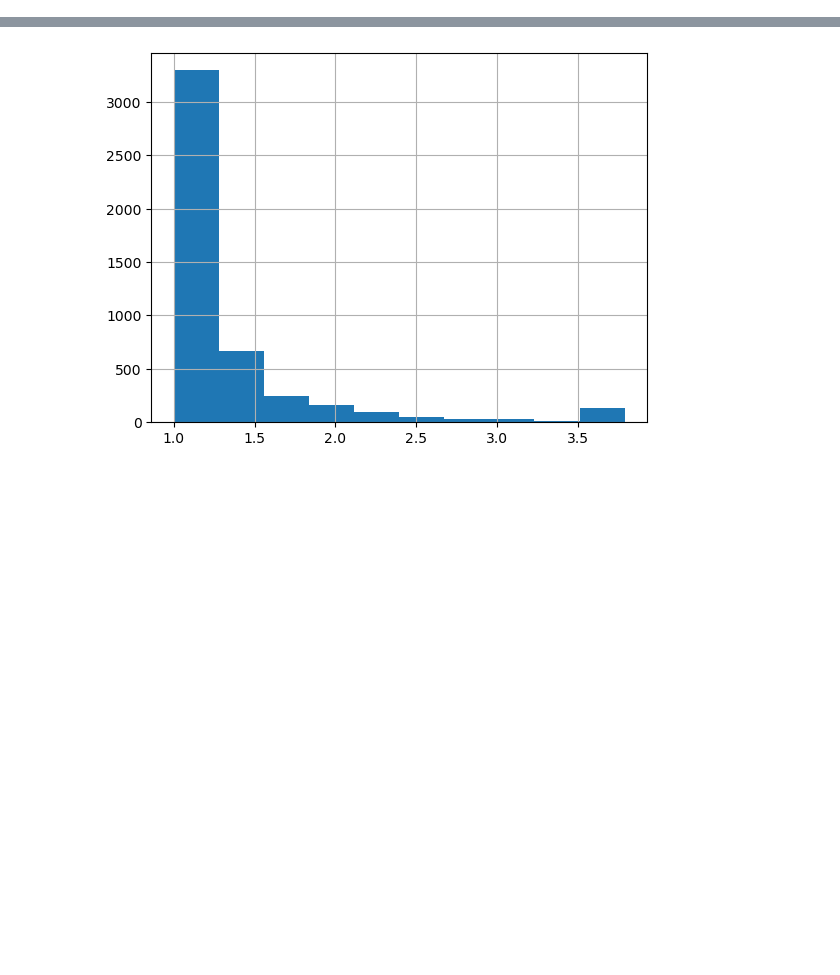
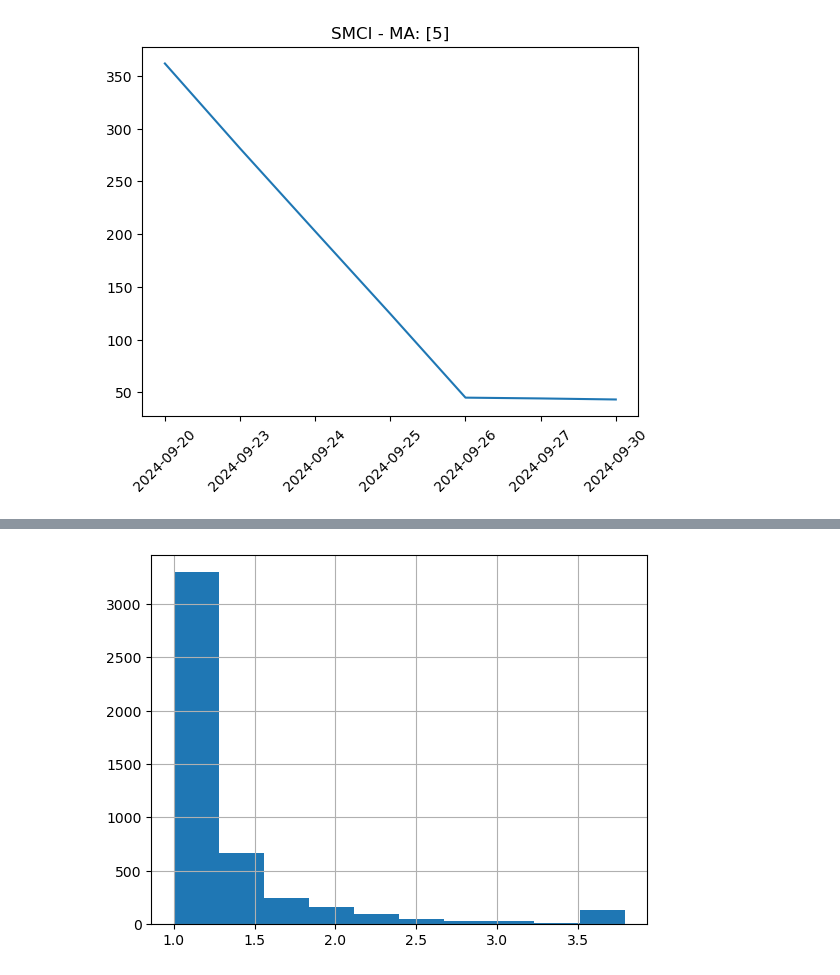
Before and after one commit to j-huic/stonks, a Jupyter notebook: downbeat.ipynb, the cells around one changed output, grey strips where cells are left out. Drawn from its saved outputs; the diff is of its cells as text; code cells hidden in the pictures; blank space fills up the shorter version.

```diff
--- a/downbeat.ipynb
+++ b/downbeat.ipynb
@@ -9,3 +9,4 @@ import datafunc; reload(datafunc)
 from datafunc import *
 # %%
 vars = ['ticker', 'date', 'close', 'volume']
+df = get_top_stocks_cx(5000, since='2020-01-01', vars=vars)
@@ -13,0 +36,4 @@ df = get_top_stocks_cx(5000, since='2022-01-01', vars=vars)
+# %%
+plot(df[df['date'].between('2024-09-15', '2024-09-31')], 'smci')
+# %% [output]
+[figure, added]
```
Also changed, not shown: parts of 23 cells of this notebook.
